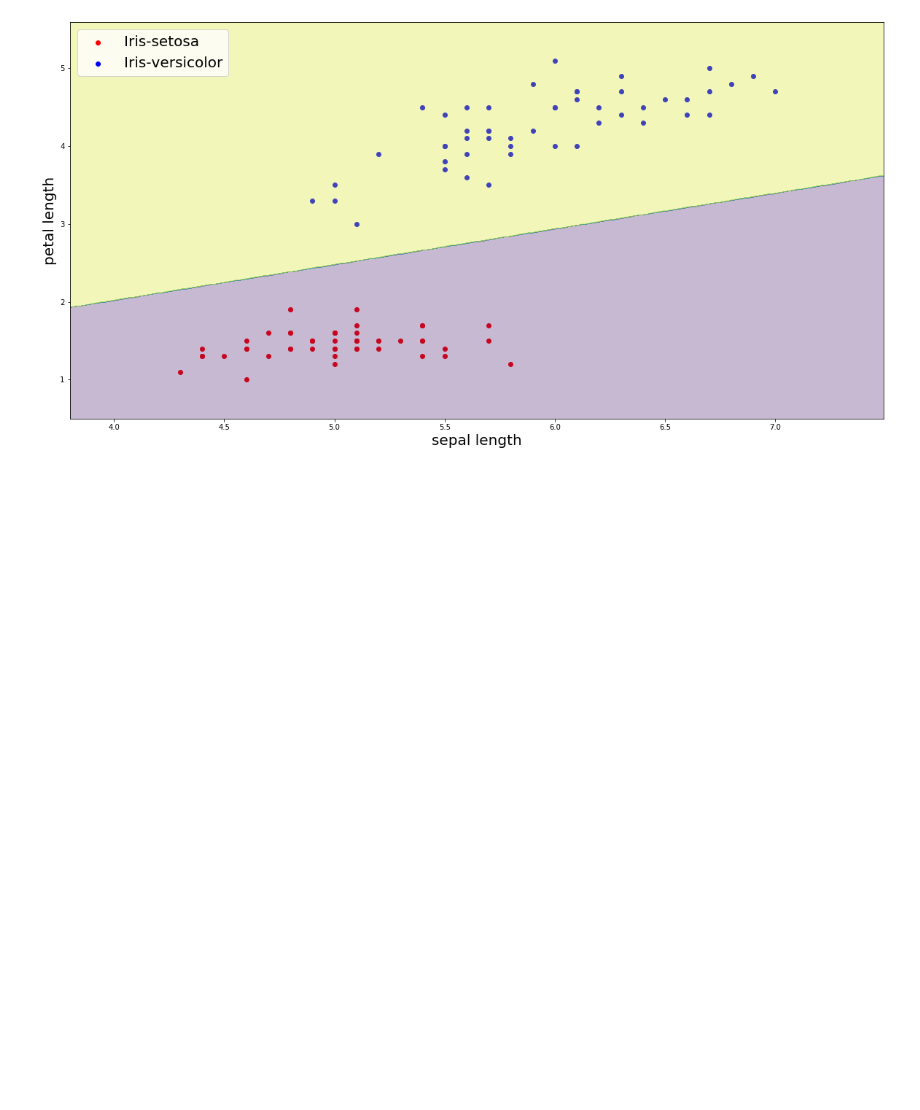
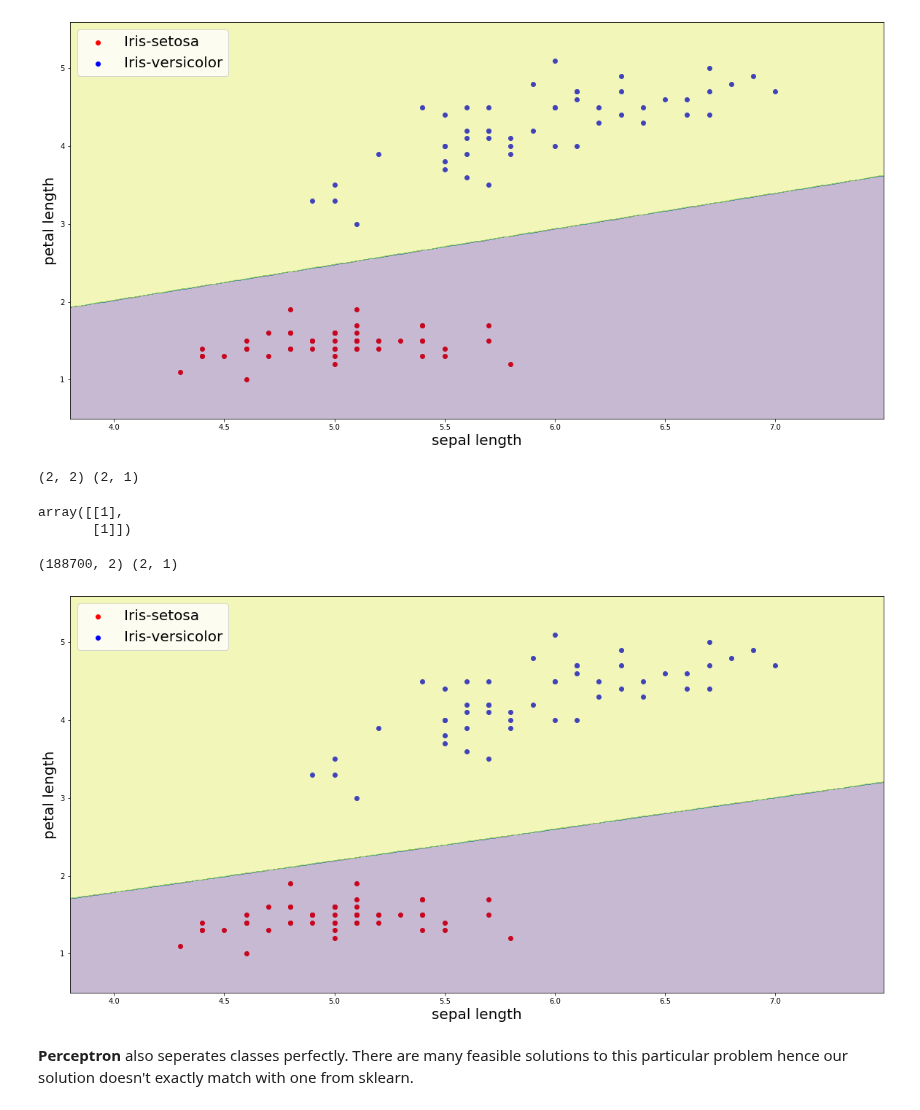
Before and after one commit to mchopraIITD/machinelearning, a Jupyter notebook: ml/src/Perceptron.ipynb, the cells around one changed output. Drawn from its saved outputs; the diff is of its cells as text; code cells hidden in the pictures; blank space fills up the shorter version.

Commit message:
working perceptron

```diff
--- a/ml/src/Perceptron.ipynb
+++ b/ml/src/Perceptron.ipynb
@@ -63,5 +65,5 @@ Perceptron()
 # %%
-def plotDecisionBoundary(X):
+def plotDecisionBoundary(X, useMyPerceptron=False, w=None, b=None):
     #Plot the decision boundary
     plt.figure(figsize=(20,10))
     plt.scatter(X[:50,0],X[:50,1], color='r', label='Iris-setosa')
@@ -72,7 +74,10 @@ def plotDecisionBoundary(X):
 
     xx1, xx2  = np.meshgrid(np.arange(X[:,0].min()-0.5,X[:,0].max()+0.5,0.01), np.arange(X[:,1].min()-0.5,X[:,1].max()+0.5,0.01))
     X_grid = np.array([xx1.ravel(), xx2.ravel()]).T
-    Y_grid = clf.predict(X_grid)
+    if useMyPerceptron:
+        Y_grid = predict(X_grid, w, b)
+    else:
+        Y_grid = clf.predict(X_grid)
     Y_grid = Y_grid.reshape(xx1.shape)
     plt.contourf(xx1,xx2,Y_grid, alpha=0.3)
     plt.xlim(xx1.min(), xx1.max())
@@ -85,0 +89,37 @@ plotDecisionBoundary(X)
+# %%
+#Now lets implement perceptron ourselevs
+#initialize Bias to 0 and weights to random
+np.random.seed(0)
+b = 0
+w = np.random.randn(X.shape[1],1)
+Niter = 1000
+eta = 1
+for n in range(Niter):
+    #compute z
+    z = np.matmul(X,w)+b
+    #Apply the activation function
+    ypred = np.where(z > 0, 1, -1)
+    for xi, target, pred in zip(X, y, ypred):
+        #update weights
+        update = eta * (target - pred)
+        w +=  update * xi.reshape(X.shape[1],1)
+        b += update
+# %%
+def predict(X,w,b):
+    print(X.shape, w.shape)
+    z = np.matmul(X,w)+b
+    return np.where(z > 0, 1, -1)
+
+#Test
+predict(np.array([[1,2],[3,4]]),w,b)
+# %% [output]
+(2, 2) (2, 1)
+array([[1],
+       [1]])
+# %%
+plotDecisionBoundary(X, True, w, b)
+# %% [output]
+(188700, 2) (2, 1)
+[figure, added]
+# %% [markdown]
+**Perceptron** also seperates classes perfectly. There are many feasible solutions to this particular problem hence our solution doesn't exactly match with one from sklearn.
```
Also changed, not shown: parts of 2 cells of this notebook.
